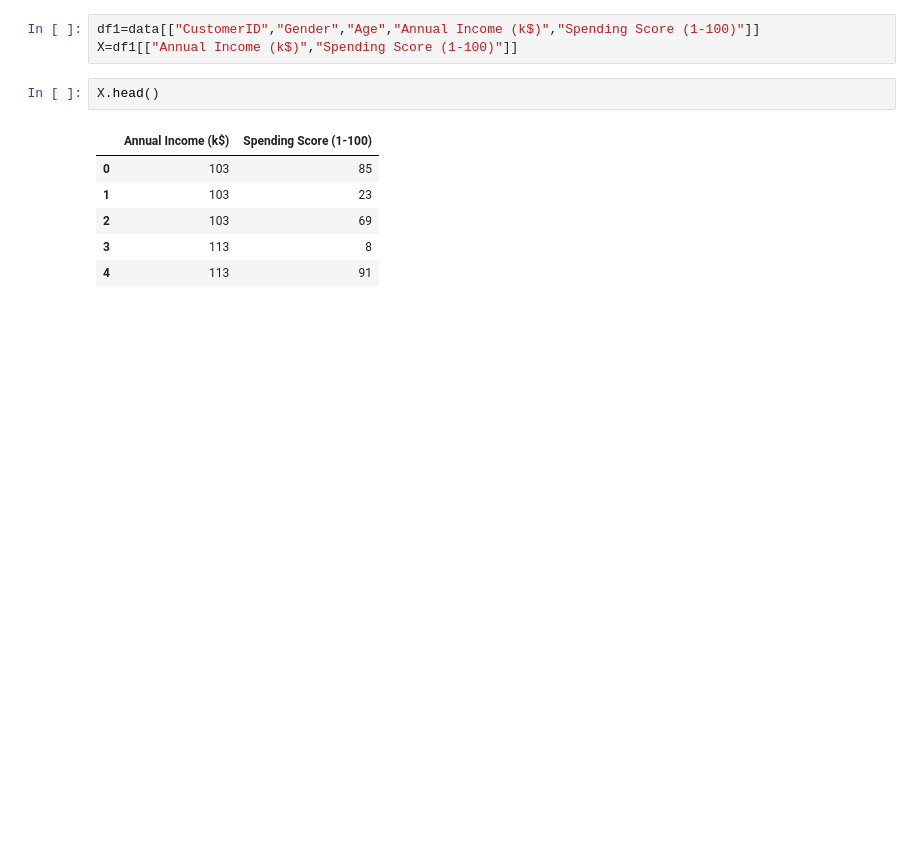
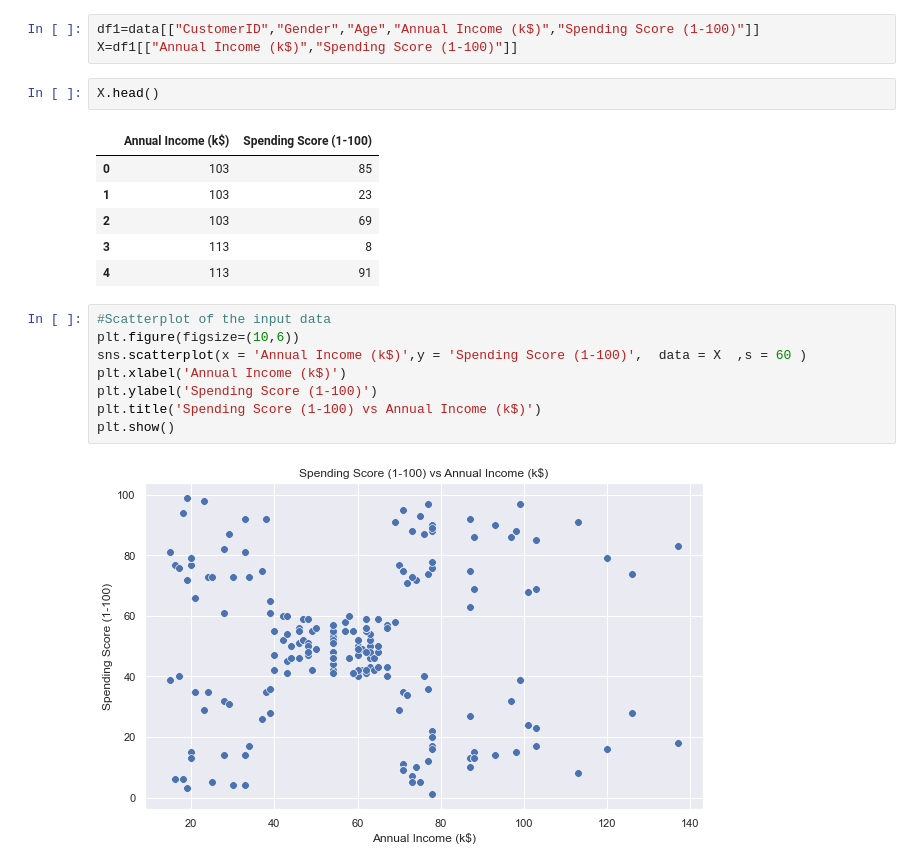
Before and after one commit to raveena69/ML-Assignment-2-G69, a Jupyter notebook: Python Code/Implemenation in Python.ipynb, the cells around one changed output. Saved outputs shown, nothing was run; the diff lists cells and outputs as text; blank space fills up the shorter version.

Commit message:
Scatterplot of the input data is added

```diff
--- a/Python Code/Implemenation in Python.ipynb
+++ b/Python Code/Implemenation in Python.ipynb
@@ -78,3 +78,13 @@ X.head()
 | 2 | 103 | 69 |
 | 3 | 113 | 8 |
 | 4 | 113 | 91 |
+# %%
+#Scatterplot of the input data
+plt.figure(figsize=(10,6))
+sns.scatterplot(x = 'Annual Income (k$)',y = 'Spending Score (1-100)',  data = X  ,s = 60 )
+plt.xlabel('Annual Income (k$)')
+plt.ylabel('Spending Score (1-100)')
+plt.title('Spending Score (1-100) vs Annual Income (k$)')
+plt.show()
+# %% [output]
+[figure, added]
```
